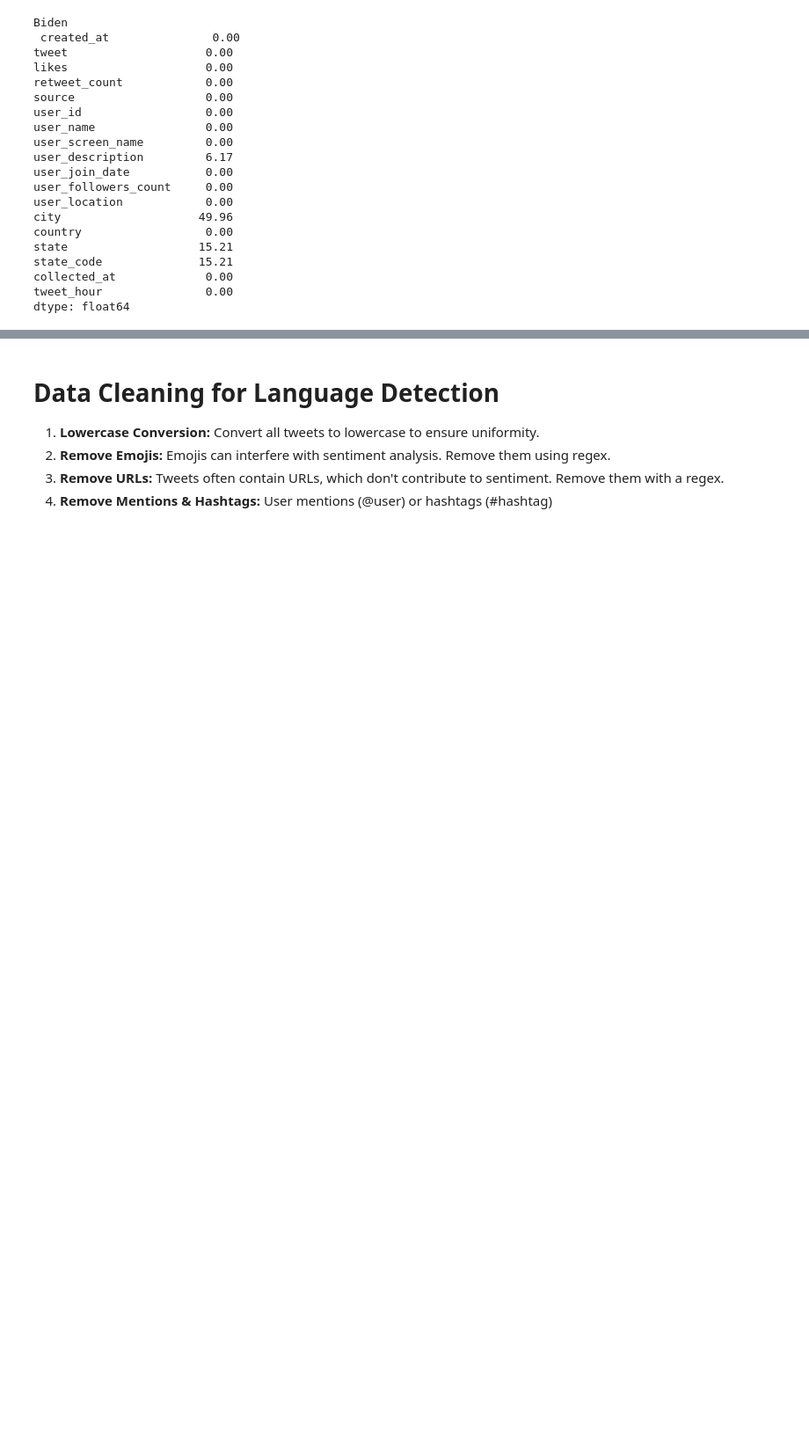
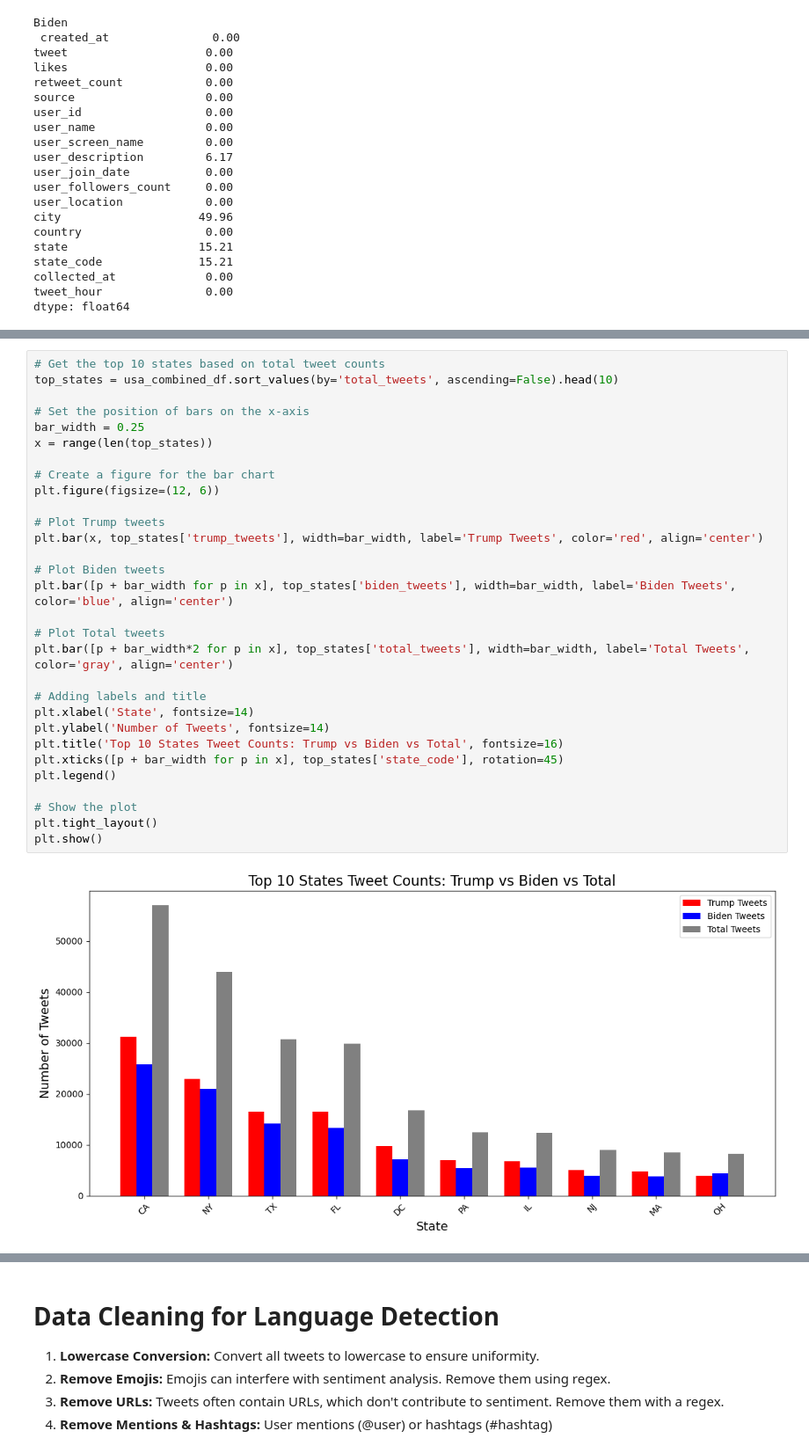
Before and after one commit to GulsahDurmaz/redi_fall2024_data_circle_twitter_project, a Jupyter notebook: Data_Circle_US_Election_2020_Tweets.ipynb, the cells around one changed output, grey strips where cells are left out. Shown: that part at 88% size. Drawn from its saved outputs; the diff is of its cells as text; blank space fills up the shorter version.

```diff
--- a/Data_Circle_US_Election_2020_Tweets.ipynb
+++ b/Data_Circle_US_Election_2020_Tweets.ipynb
@@ -583,0 +760,32 @@ usa_combined_df
+# %%
+# Get the top 10 states based on total tweet counts
+top_states = usa_combined_df.sort_values(by='total_tweets', ascending=False).head(10)
+
+# Set the position of bars on the x-axis
+bar_width = 0.25
+x = range(len(top_states))
+
+# Create a figure for the bar chart
+plt.figure(figsize=(12, 6))
+
+# Plot Trump tweets
+plt.bar(x, top_states['trump_tweets'], width=bar_width, label='Trump Tweets', color='red', align='center')
+
+# Plot Biden tweets
+plt.bar([p + bar_width for p in x], top_states['biden_tweets'], width=bar_width, label='Biden Tweets', color='blue', align='center')
+
+# Plot Total tweets
+plt.bar([p + bar_width*2 for p in x], top_states['total_tweets'], width=bar_width, label='Total Tweets', color='gray', align='center')
+
+# Adding labels and title
+plt.xlabel('State', fontsize=14)
+plt.ylabel('Number of Tweets', fontsize=14)
+plt.title('Top 10 States Tweet Counts: Trump vs Biden vs Total', fontsize=16)
+plt.xticks([p + bar_width for p in x], top_states['state_code'], rotation=45)
+plt.legend()
+
+# Show the plot
+plt.tight_layout()
+plt.show()
+# %% [output]
+[figure, added]
```
Also changed, not shown: parts of 27 cells of this notebook, 2 other files.
